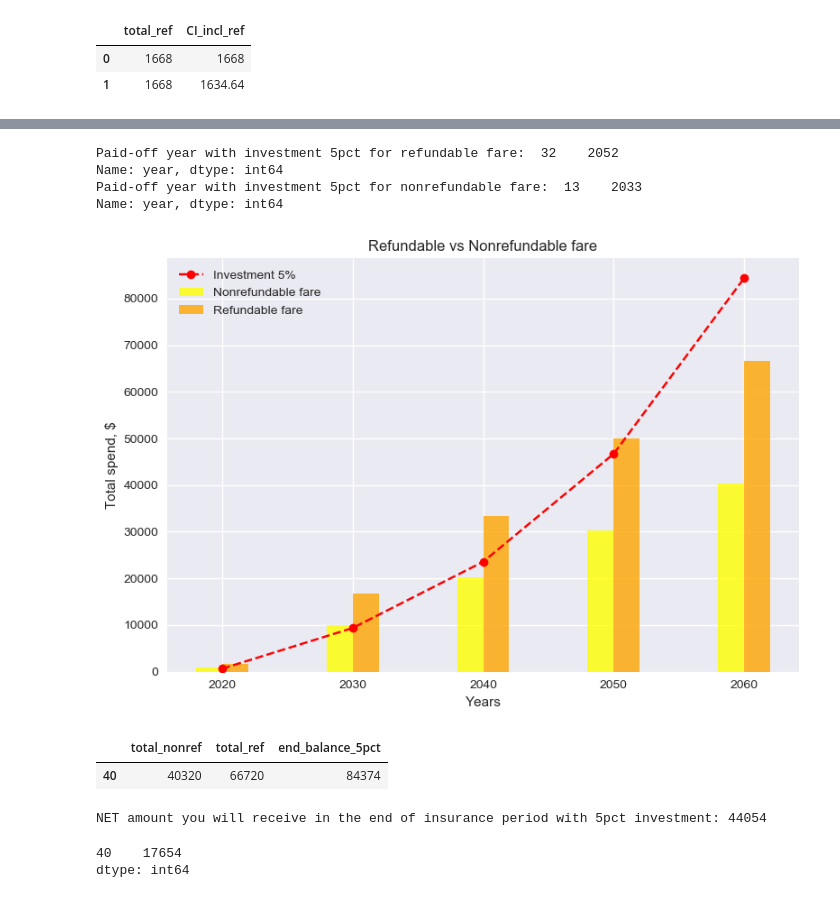
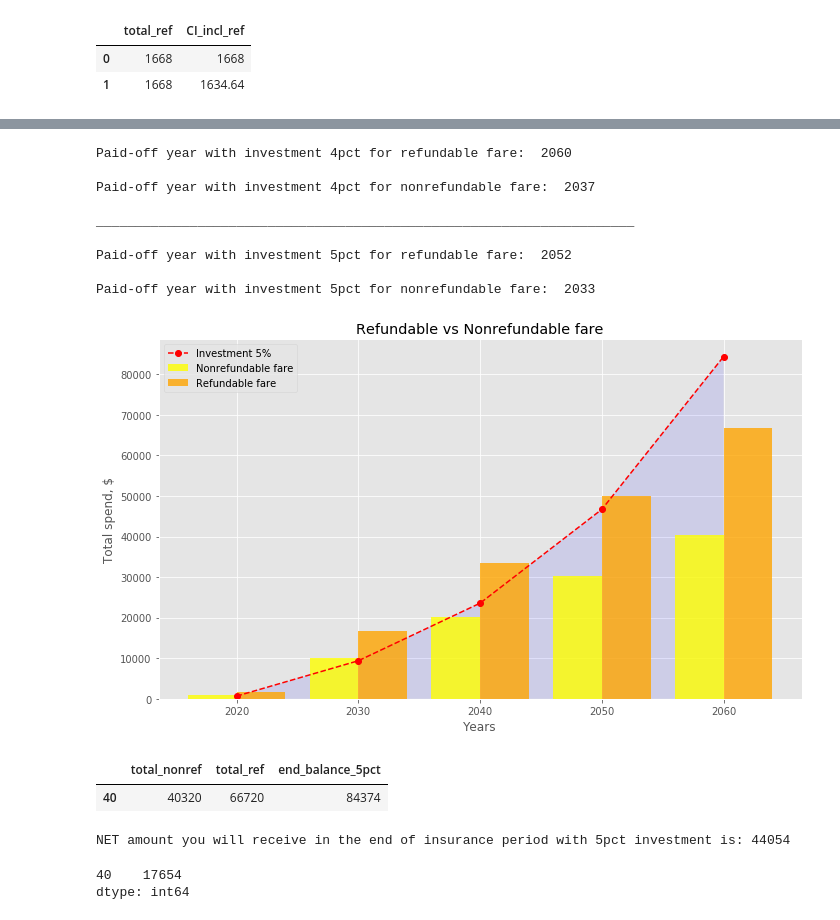
Before and after one commit to samburska/insurance, a Jupyter notebook: Insurance.ipynb, the cells around one changed output, grey strips where cells are left out. Saved outputs shown, nothing was run; the diff lists cells and outputs as text; code cells hidden in the pictures.

```diff
--- a/Insurance.ipynb
+++ b/Insurance.ipynb
@@ -15,9 +22,10 @@ def df_construct(fare = 50, rate=-2, year_beg = 2020, year_end = 2061, time_inte
   df.iloc[1:,3] = df.iloc[1:,2] * (pow(1+rate/100, df.iloc[1:, 1]))
   return df
 # %%
-# Nonrefundable fare for 50 000 CAD insurance
+# Creating dataframe for Nonrefundable fare for 50 000 CAD insurance
+
 year_beg = 2020
-year_end = 2061
+year_end = 2066
 years = year_end - year_beg
 
 time_interval = 1
@@ -122,23 +139,28 @@ ins.tail(2)
 # %%
-#VISUALISATION
+# Visualisation of spending during 40 years with nonrefundable fare and inflation influence
 
 delta = 100*(ins.CI_incl_nonref.max() - ins.total_nonref.max())/ins.total_nonref.max()
 
-plt.plot(ins.year, ins.total_nonref, color = 'blue', label = 'total spend')
-plt.plot(ins.year, ins.CI_incl_nonref, color='red', label = 'total incl inflation')
+fig, ax = plt.subplots(figsize=(10,6))
 
-plt.xlabel('Year')
-plt.ylabel('Total amount, $')
-plt.title('Spending during 40 years for nonrefundable fare')
-plt.legend(loc='upper left')
+plt.plot(ins.year, ins.total_nonref, color = 'darkblue', label = 'total spend')
+plt.plot(ins.year, ins.CI_incl_nonref, color = 'darkred', label = 'total spend including inflation influence')
 
-plt.annotate('Delta: ' + str(int(delta)) + '%', xy = (2050, 25000), xytext = (2050, 25000))
-#plt.annotate('double-headed arrow', xy=(0.45,0.5), xytext=(0.01,0.5), arrowprops={'arrowstyle': '<->'}, va='center') - NOT WORKING
+plt.xlabel('Year', fontsize = 14)
+plt.ylabel('Total amount spend, $', fontsize = 14)
+plt.title('Spending during 40 years for nonrefundable fare', fontsize = 16)
+plt.legend(loc='upper left', fontsize = 12)
 
-plt.yticks([10000, 20000, 30000, 40000])
-plt.xticks([2020, 2030, 2040, 2050, 2060])
+plt.annotate('Delta: ' + str(int(delta)) + '%', xy = (2055, 25000), xytext = (2055, 25000), fontsize = 16)
 
-plt.style.use('seaborn-colorblind')
+plt.yticks([10000, 20000, 30000, 40000], fontsize = 12)
+plt.xticks([2020, 2030, 2040, 2050, 2060], fontsize = 12)
+
+ax.spines['right'].set_visible(False)
+ax.spines['top'].set_visible(False)
+
+plt.style.use('ggplot')
+
 plt.tight_layout()
 fig.savefig(r'files/total_vs_inflation.jpg')
 plt.show()
@@ -267,37 +278,47 @@ plt.show()
 # %%
 # print("Paid-off year with investment 3%: ", ins.year[idx3])
-print("Paid-off year with investment 5pct for refundable fare: ", ins.year[idx5_ref])
-print("Paid-off year with investment 5pct for nonrefundable fare: ", ins.year[idx5_nonref])
+print("Paid-off year with investment 4pct for refundable fare: ", year_ref_4,
+      "\n\nPaid-off year with investment 4pct for nonrefundable fare: ", year_nonref_4,
+      "\n\n_____________________________________________________________________",
+      "\n\nPaid-off year with investment 5pct for refundable fare: ", year_ref_5,
+      "\n\nPaid-off year with investment 5pct for nonrefundable fare: ", year_nonref_5)
 # %% [output]
-Paid-off year with investment 5pct for refundable fare:  32    2052
-Name: year, dtype: int64
-Paid-off year with investment 5pct for nonrefundable fare:  13    2033
-Name: year, dtype: int64
+Paid-off year with investment 4pct for refundable fare:  2060
+
+Paid-off year with investment 4pct for nonrefundable fare:  2037
+
+_____________________________________________________________________
+
+Paid-off year with investment 5pct for refundable fare:  2052
+
+Paid-off year with investment 5pct for nonrefundable fare:  2033
 # %%
 # Visualisation Refundable vs Nonrefundable fare
 
+fig, ax = plt.subplots(figsize=(10,6))
+
 ins_10 = ins[ins.year % 10 == 0]
-width = 2   # the width of the bars
+width = 4   # the width of the bars
 
 nonref = plt.bar(ins_10.year - width/2, ins_10.total_nonref, width, label='Nonrefundable fare', color='yellow', alpha = 0.8)
 ref = plt.bar(ins_10.year + width/2, ins_10.total_ref, width, label='Refundable fare', color='orange', alpha = 0.8)
-# inv3 = plt.plot(ins_10.year, ins_10.investment_3pct, label='Investment 3%', color = 'blue', alpha = 1, marker = 'o')
 
 inv5 = plt.plot(ins_10.year, ins_10.end_balance_5pct, label='Investment 5%', color = 'red', alpha = 1, marker = 'o', linestyle = '--')
 
 #### NOT WORKING ####
-#fill = plt.fill_between(ins_10.year.min(), ins_10.investment_3pct, color='blue', alpha = 0.1) #### NOT WORKING
+# plt.fill_between(2020, ins_10.end_balance_5pct)
+ax.fill_between(ins_10.year, ins_10.end_balance_5pct, facecolor='blue', alpha=0.1)
 
 # Add some text for labels, title and custom x-axis tick labels, etc.
 plt.xlabel('Years')
 plt.ylabel('Total spend, $')
 plt.title('Refundable vs Nonrefundable fare')
 plt.legend(loc='upper left')
 
 plt.tight_layout()
 
 plt.savefig(r'files/Ref_vs_nonref.jpg')
 plt.show()
 # %% [output]
-[figure, old version]
+[figure, new version]
 # %%
@@ -308,9 +328,9 @@ ins2060
 | 40 | 40320 | 66720 | 84374 |
 # %%
 investment = ins2060.end_balance_5pct - ins2060.total_nonref
-print('NET amount you will receive in the end of insurance period with 5pct investment:', int(investment))
+print('NET amount you will receive in the end of insurance period with 5pct investment is:', int(investment))
 # %% [output]
-NET amount you will receive in the end of insurance period with 5pct investment: 44054
+NET amount you will receive in the end of insurance period with 5pct investment is: 44054
 # %%
 ins2060.end_balance_5pct - ins2060.total_ref
 # %% [output]
```
Also changed, not shown: parts of 16 cells of this notebook, 6 other files.
